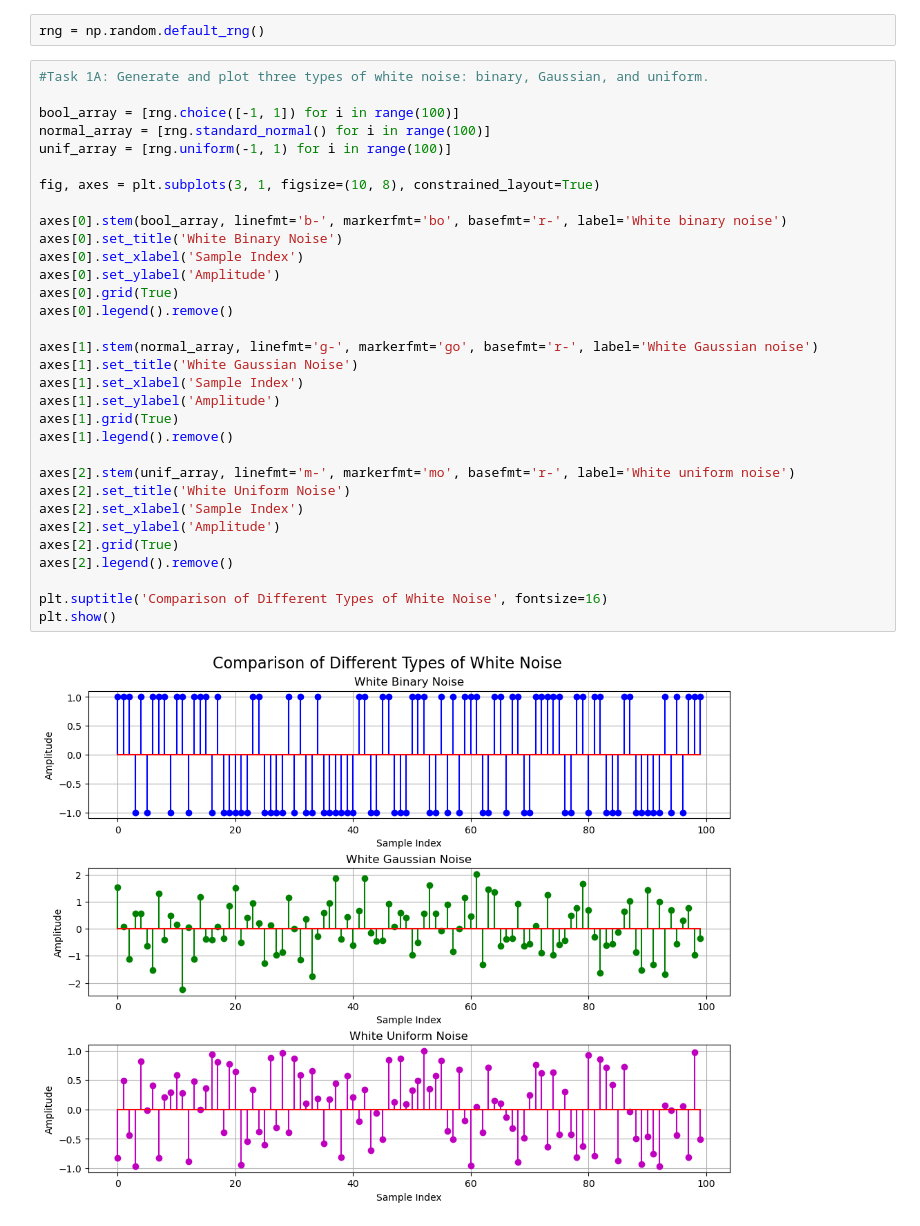
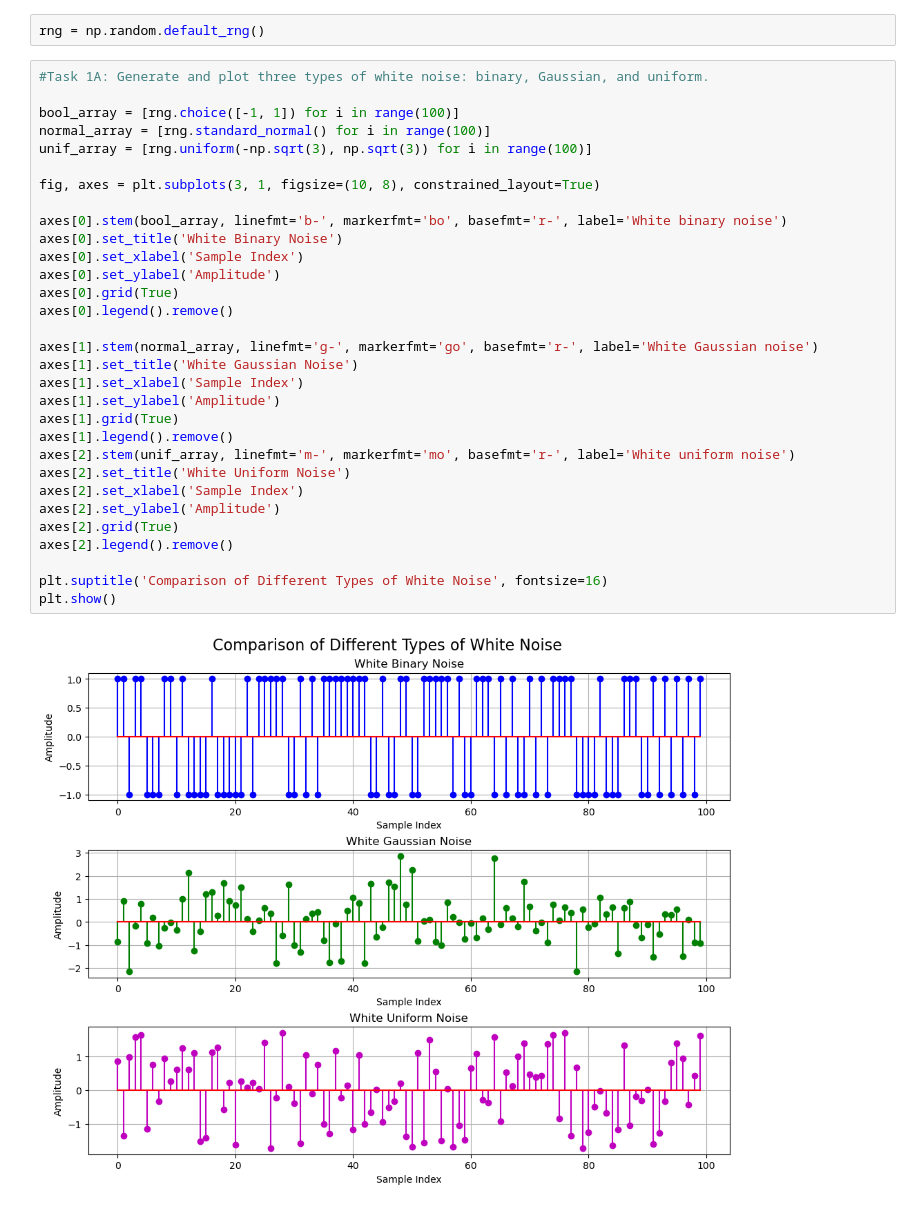
Before and after one commit to razlin500/TTT4120-Digital-Signalbehandling, a Jupyter notebook: Oving 7/task1.ipynb, the cells around one changed output. Cells and saved outputs as stored; diff of their text form.

```diff
--- a/Oving 7/task1.ipynb
+++ b/Oving 7/task1.ipynb
@@ -8,36 +8,35 @@ rng = np.random.default_rng()
 #Task 1A: Generate and plot three types of white noise: binary, Gaussian, and uniform.
 
 bool_array = [rng.choice([-1, 1]) for i in range(100)]
 normal_array = [rng.standard_normal() for i in range(100)]
-unif_array = [rng.uniform(-1, 1) for i in range(100)]
+unif_array = [rng.uniform(-np.sqrt(3), np.sqrt(3)) for i in range(100)]
 
 fig, axes = plt.subplots(3, 1, figsize=(10, 8), constrained_layout=True)
 
 axes[0].stem(bool_array, linefmt='b-', markerfmt='bo', basefmt='r-', label='White binary noise')
 axes[0].set_title('White Binary Noise')
 axes[0].set_xlabel('Sample Index')
 axes[0].set_ylabel('Amplitude')
 axes[0].grid(True)
 axes[0].legend().remove()
 
 axes[1].stem(normal_array, linefmt='g-', markerfmt='go', basefmt='r-', label='White Gaussian noise')
 axes[1].set_title('White Gaussian Noise')
 axes[1].set_xlabel('Sample Index')
 axes[1].set_ylabel('Amplitude')
 axes[1].grid(True)
 axes[1].legend().remove()
-
 axes[2].stem(unif_array, linefmt='m-', markerfmt='mo', basefmt='r-', label='White uniform noise')
 axes[2].set_title('White Uniform Noise')
 axes[2].set_xlabel('Sample Index')
 axes[2].set_ylabel('Amplitude')
 axes[2].grid(True)
 axes[2].legend().remove()
 
 plt.suptitle('Comparison of Different Types of White Noise', fontsize=16)
 plt.show()
 # %% [output]
-[figure, old version]
+[figure, new version]
 # %%
 #Task 1C:
 
```
Also changed, not shown: parts of 1 cell of this notebook, 4 other files.
